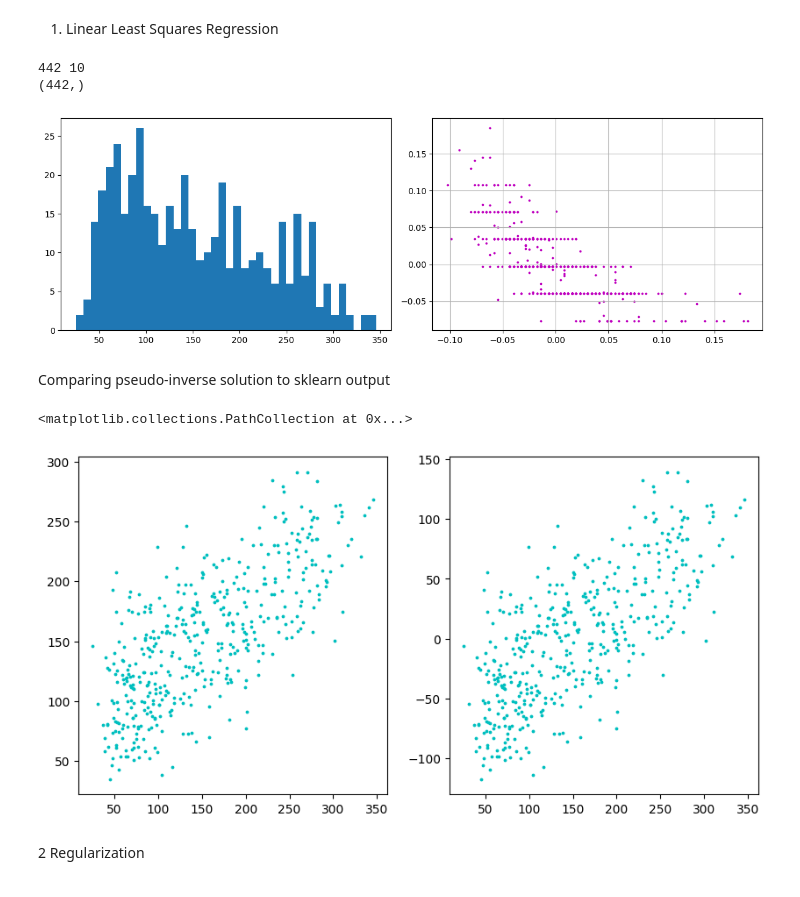
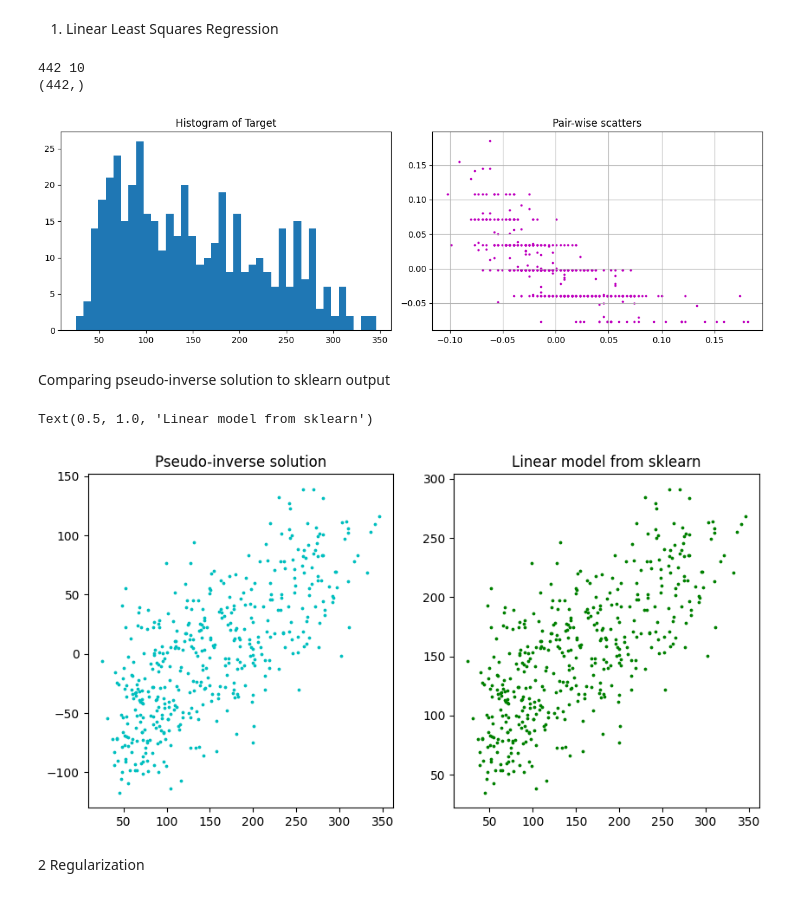
Before and after one commit to Prageeth-Dananjaya/CO544_Labs, a Jupyter notebook: Lab04/CO544_Lab4.ipynb, the cells around one changed output. Saved outputs shown, nothing was run; the diff lists cells and outputs as text; code cells hidden in the pictures.

```diff
--- a/Lab04/CO544_Lab4.ipynb
+++ b/Lab04/CO544_Lab4.ipynb
@@ -22,38 +22,42 @@ print(t.shape)                # 442
 
 fig, ax = plt.subplots(nrows=1, ncols=2, figsize=(12,4))
 ax[0].hist(t, bins=40)
+ax[0].set_title("Histogram of Target")
 ax[1].scatter(X[:,6], X[:,7], c='m', s=3)
+ax[1].set_title("Pair-wise scatters")
 ax[1].grid(True)
 plt.tight_layout()
 plt.savefig("DiabetesTargetAndTwoInputs.jpg")
 # %% [output]
 442 10
 (442,)
-[figure, old version]
+[figure, new version]
 # %% [markdown]
 Comparing pseudo-inverse solution to sklearn output
 # %%
 import numpy as np
 
 # Linear regression using sklearn
 
 lin = LinearRegression()
 lin.fit(X, t)
 th1 = lin.predict(X)
 
 # Pseudo-inverse solution to linear regression
 
 w = np.linalg.inv(X.T @ X) @ X.T @ t
 th2 = X @ w
 
 # Plot predictions to check if they look the same!
 
 fig, ax = plt.subplots(nrows=1, ncols=2, figsize=(10,5))
-ax[0].scatter(t, th1, c='c', s=3)
-ax[1].scatter(t, th2, c='c', s=3)
+ax[0].scatter(t, th2, c='c', s=3)
+ax[0].set_title('Pseudo-inverse solution')
+ax[1].scatter(t, th1, c='g', s=3)
+ax[1].set_title('Linear model from sklearn')
 # %% [output]
-<matplotlib.collections.PathCollection at 0x...>
+Text(0.5, 1.0, 'Linear model from sklearn')
-[figure, old version]
+[figure, new version]
 # %% [markdown]
 2 Regularization
 # %%
```
Also changed, not shown: parts of 15 cells of this notebook.
